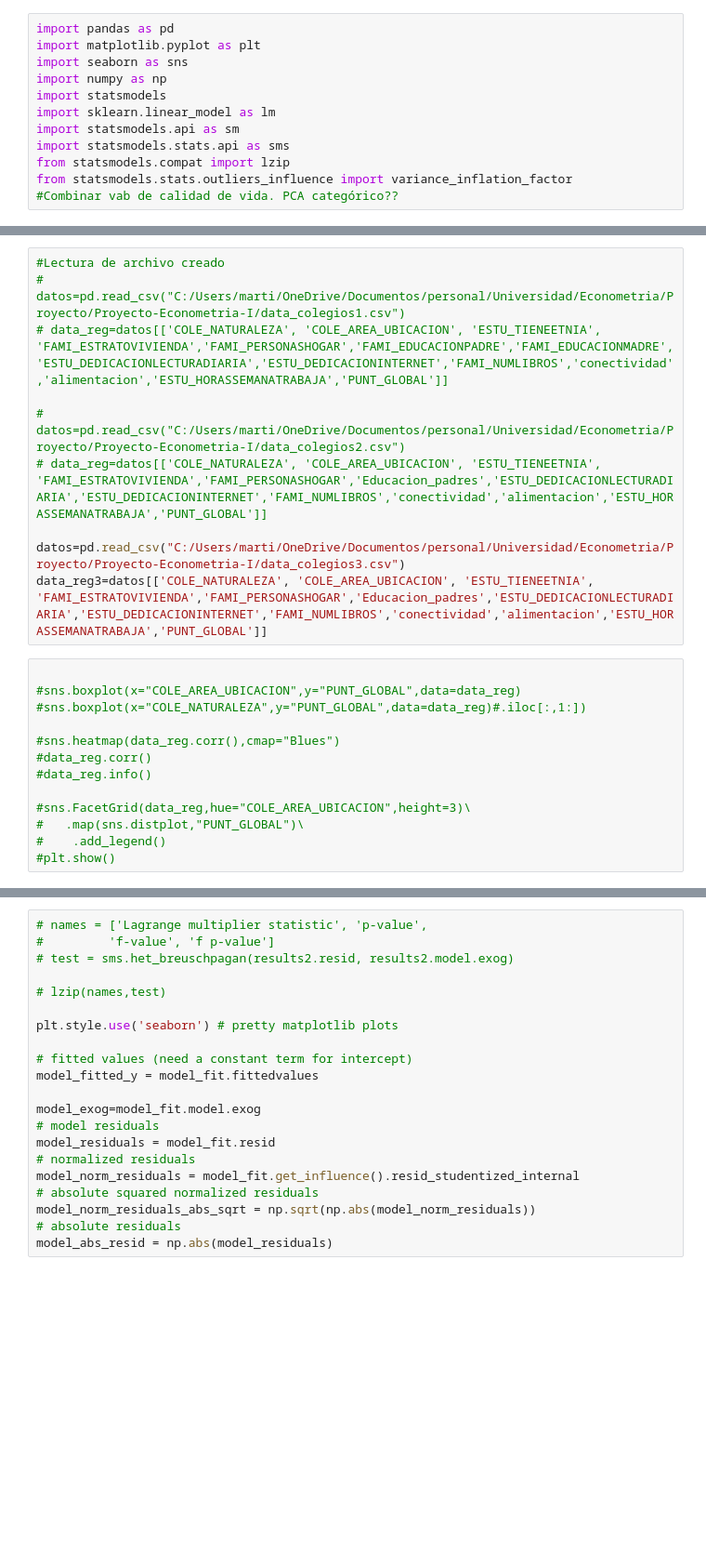
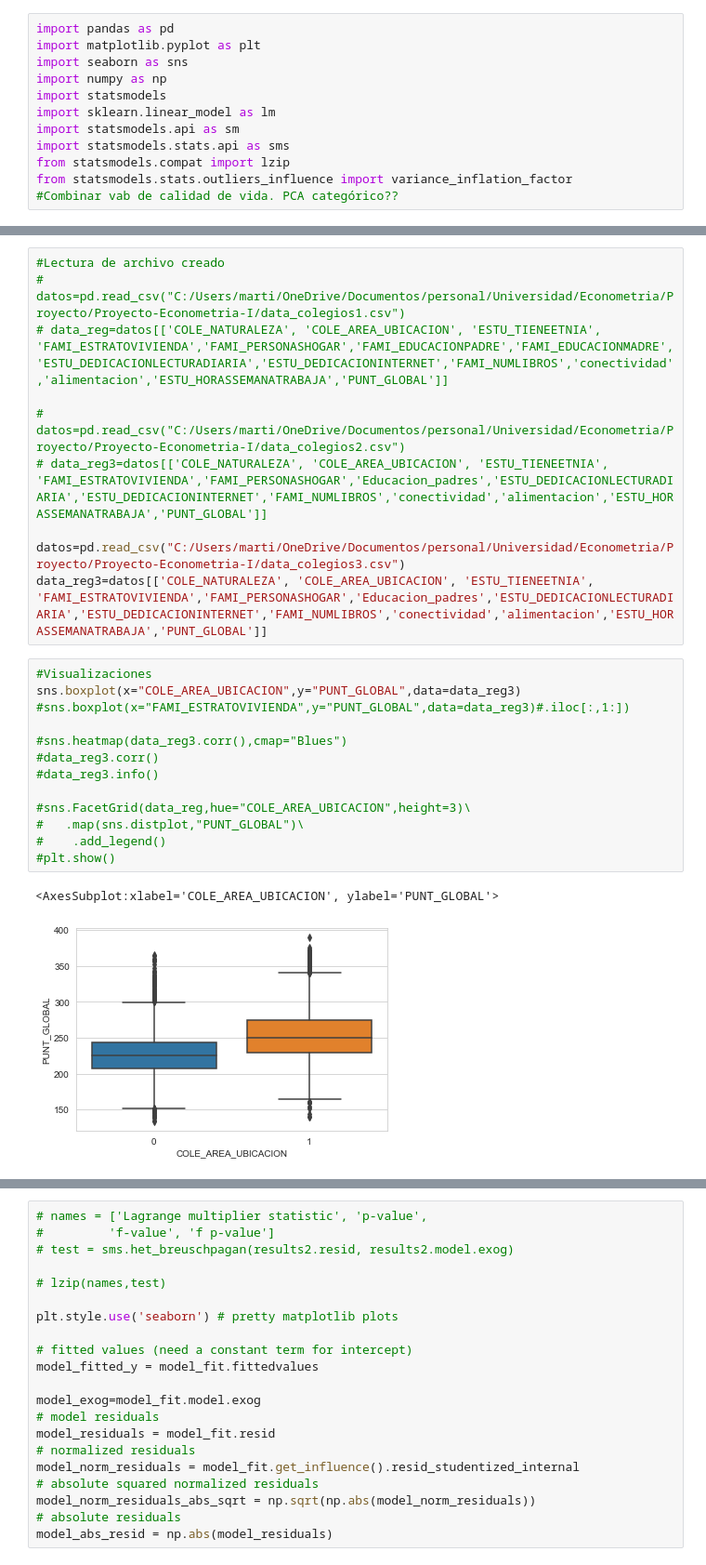
Before and after one commit to msanchezr99/Proyecto-Econometria-I, a Jupyter notebook: Proyecto_Final.ipynb, the cells around one changed output, grey strips where cells are left out. Shown at 93% size. Saved outputs shown, nothing was run; the diff lists cells and outputs as text; blank space fills up the shorter version.

```diff
--- a/Proyecto_Final.ipynb
+++ b/Proyecto_Final.ipynb
@@ -205,23 +211,26 @@ data_colegios2['ESTU_HORASSEMANATRABAJA']=100*data_colegios2['ESTU_HORASSEMANATR
 # data_reg=datos[['COLE_NATURALEZA', 'COLE_AREA_UBICACION', 'ESTU_TIENEETNIA', 'FAMI_ESTRATOVIVIENDA','FAMI_PERSONASHOGAR','FAMI_EDUCACIONPADRE','FAMI_EDUCACIONMADRE','ESTU_DEDICACIONLECTURADIARIA','ESTU_DEDICACIONINTERNET','FAMI_NUMLIBROS','conectividad','alimentacion','ESTU_HORASSEMANATRABAJA','PUNT_GLOBAL']]
 
 # datos=pd.read_csv("C:/Users/marti/OneDrive/Documentos/personal/Universidad/Econometria/Proyecto/Proyecto-Econometria-I/data_colegios2.csv")
-# data_reg=datos[['COLE_NATURALEZA', 'COLE_AREA_UBICACION', 'ESTU_TIENEETNIA', 'FAMI_ESTRATOVIVIENDA','FAMI_PERSONASHOGAR','Educacion_padres','ESTU_DEDICACIONLECTURADIARIA','ESTU_DEDICACIONINTERNET','FAMI_NUMLIBROS','conectividad','alimentacion','ESTU_HORASSEMANATRABAJA','PUNT_GLOBAL']]
+# data_reg3=datos[['COLE_NATURALEZA', 'COLE_AREA_UBICACION', 'ESTU_TIENEETNIA', 'FAMI_ESTRATOVIVIENDA','FAMI_PERSONASHOGAR','Educacion_padres','ESTU_DEDICACIONLECTURADIARIA','ESTU_DEDICACIONINTERNET','FAMI_NUMLIBROS','conectividad','alimentacion','ESTU_HORASSEMANATRABAJA','PUNT_GLOBAL']]
 
 datos=pd.read_csv("C:/Users/marti/OneDrive/Documentos/personal/Universidad/Econometria/Proyecto/Proyecto-Econometria-I/data_colegios3.csv")
 data_reg3=datos[['COLE_NATURALEZA', 'COLE_AREA_UBICACION', 'ESTU_TIENEETNIA', 'FAMI_ESTRATOVIVIENDA','FAMI_PERSONASHOGAR','Educacion_padres','ESTU_DEDICACIONLECTURADIARIA','ESTU_DEDICACIONINTERNET','FAMI_NUMLIBROS','conectividad','alimentacion','ESTU_HORASSEMANATRABAJA','PUNT_GLOBAL']]
 # %%
+#Visualizaciones
+sns.boxplot(x="COLE_AREA_UBICACION",y="PUNT_GLOBAL",data=data_reg3)
+#sns.boxplot(x="FAMI_ESTRATOVIVIENDA",y="PUNT_GLOBAL",data=data_reg3)#.iloc[:,1:])
 
-#sns.boxplot(x="COLE_AREA_UBICACION",y="PUNT_GLOBAL",data=data_reg)
-#sns.boxplot(x="COLE_NATURALEZA",y="PUNT_GLOBAL",data=data_reg)#.iloc[:,1:])
-
-#sns.heatmap(data_reg.corr(),cmap="Blues")
-#data_reg.corr()
-#data_reg.info()
+#sns.heatmap(data_reg3.corr(),cmap="Blues")
+#data_reg3.corr()
+#data_reg3.info()
 
 #sns.FacetGrid(data_reg,hue="COLE_AREA_UBICACION",height=3)\
 #   .map(sns.distplot,"PUNT_GLOBAL")\
 #    .add_legend()
 #plt.show()
+# %% [output]
+<AxesSubplot:xlabel='COLE_AREA_UBICACION', ylabel='PUNT_GLOBAL'>
+[figure, added]
 # %%
 # cuanti=data_reg[['COLE_NATURALEZA','FAMI_ESTRATOVIVIENDA','FAMI_PERSONASHOGAR','FAMI_EDUCACIONPADRE','FAMI_EDUCACIONMADRE','conectividad','alimentacion','ESTU_HORASSEMANATRABAJA','PUNT_GLOBAL']]
 # plt.close()
```
Also changed, not shown: parts of 10 cells of this notebook.
